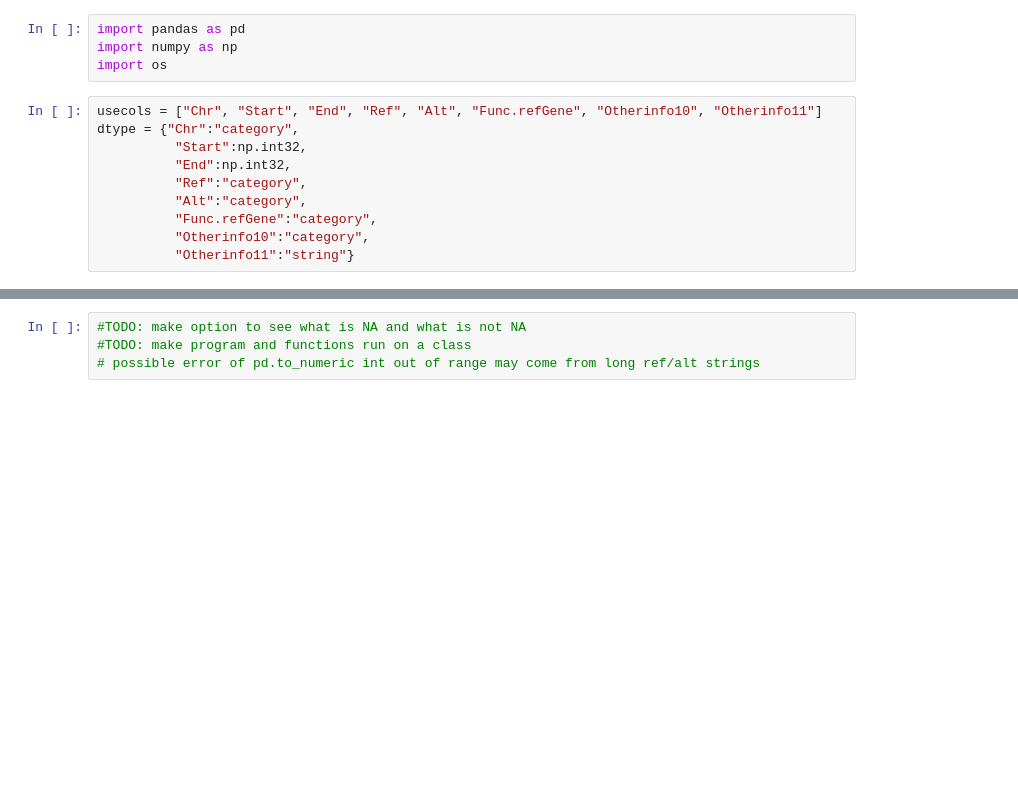
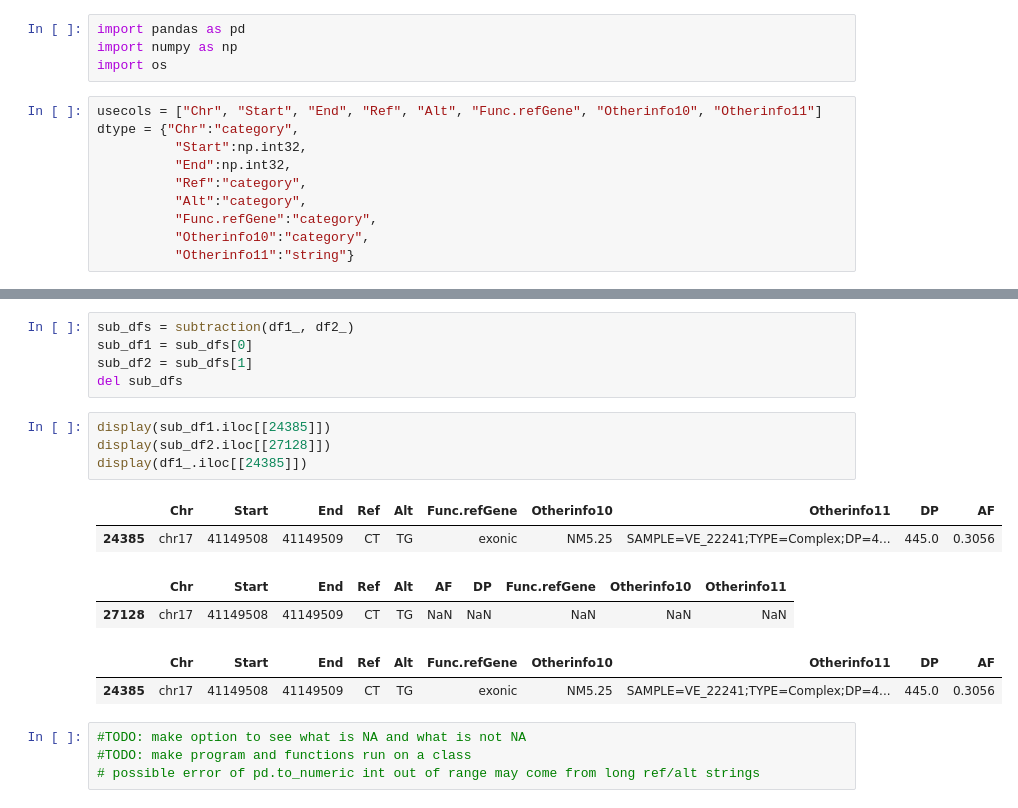
Before and after one commit to SeebinJwad/next-gen-annotation, a Jupyter notebook: main.ipynb, the cells around one changed output, grey strips where cells are left out. Drawn from its saved outputs; the diff is of its cells as text; blank space fills up the shorter version.

```diff
--- a/main.ipynb
+++ b/main.ipynb
@@ -104,3 +208,19 @@ display(sub_df1[:60])
+# %%
+sub_dfs = subtraction(df1_, df2_)
+sub_df1 = sub_dfs[0]
+sub_df2 = sub_dfs[1]
+del sub_dfs
+# %%
+display(sub_df1.iloc[[24385]])
+display(sub_df2.iloc[[27128]])
+display(df1_.iloc[[24385]])
+# %% [output]
+|  | Chr | Start | End | Ref | Alt | Func.refGene | Otherinfo10 | Otherinfo11 | DP | AF |
+| 24385 | chr17 | 41149508 | 41149509 | CT | TG | exonic | NM5.25 | SAMPLE=VE_22241;TYPE=Complex;DP=4... | 445.0 | 0.3056 |
+|  | Chr | Start | End | Ref | Alt | AF | DP | Func.refGene | Otherinfo10 | Otherinfo11 |
+| 27128 | chr17 | 41149508 | 41149509 | CT | TG | NaN | NaN | NaN | NaN | NaN |
+|  | Chr | Start | End | Ref | Alt | Func.refGene | Otherinfo10 | Otherinfo11 | DP | AF |
+| 24385 | chr17 | 41149508 | 41149509 | CT | TG | exonic | NM5.25 | SAMPLE=VE_22241;TYPE=Complex;DP=4... | 445.0 | 0.3056 |
 # %%
 #TODO: make option to see what is NA and what is not NA
 #TODO: make program and functions run on a class
```
Also changed, not shown: parts of 13 cells of this notebook.
